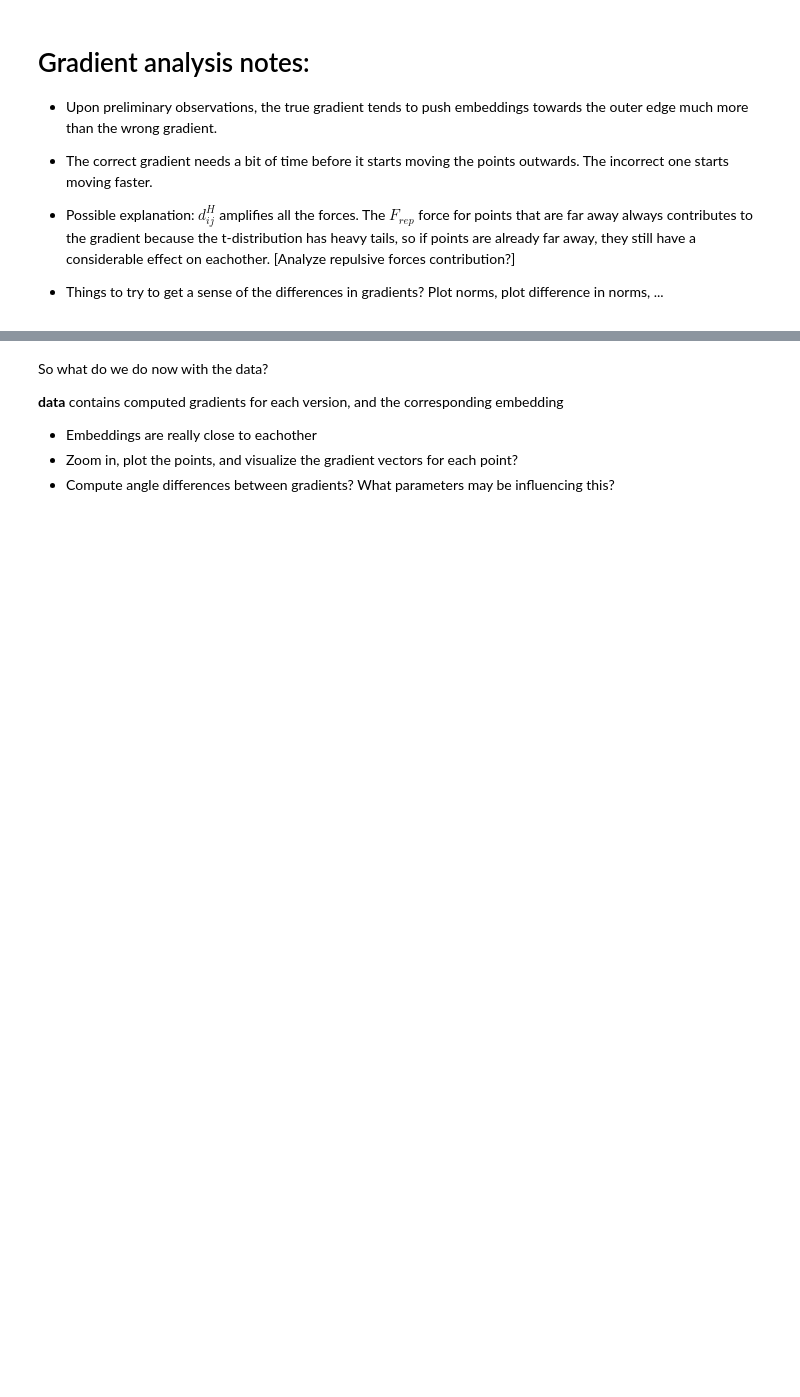
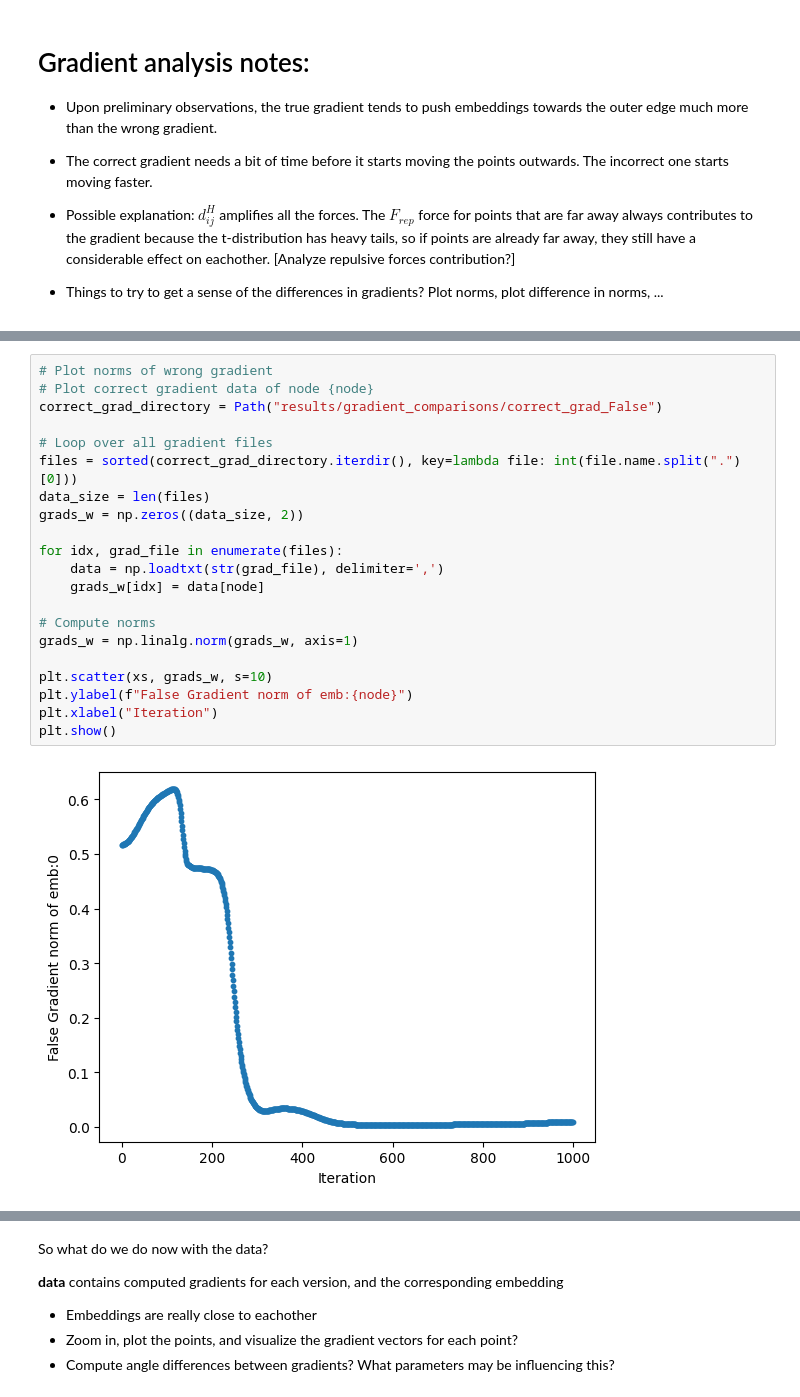
Before and after one commit to Haoranxia/hyperbolic-tsne, a Jupyter notebook: experiment_gradient.ipynb, the cells around one changed output, grey strips where cells are left out. Drawn from its saved outputs; the diff is of its cells as text; blank space fills up the shorter version.

```diff
--- a/experiment_gradient.ipynb
+++ b/experiment_gradient.ipynb
@@ -337,0 +304,23 @@ Now that we have all the gradients of the 2 versions, what can we do?
+# %%
+# Plot norms of wrong gradient
+# Plot correct gradient data of node {node}
+correct_grad_directory = Path("results/gradient_comparisons/correct_grad_False")
+
+# Loop over all gradient files
+files = sorted(correct_grad_directory.iterdir(), key=lambda file: int(file.name.split(".")[0]))
+data_size = len(files)
+grads_w = np.zeros((data_size, 2))
+
+for idx, grad_file in enumerate(files):
+    data = np.loadtxt(str(grad_file), delimiter=',')
+    grads_w[idx] = data[node]
+
+# Compute norms
+grads_w = np.linalg.norm(grads_w, axis=1)
+
+plt.scatter(xs, grads_w, s=10)
+plt.ylabel(f"False Gradient norm of emb:{node}")
+plt.xlabel("Iteration")
+plt.show()
+# %% [output]
+[figure, added]
```
Also changed, not shown: parts of 24 cells of this notebook, 3 other files.
